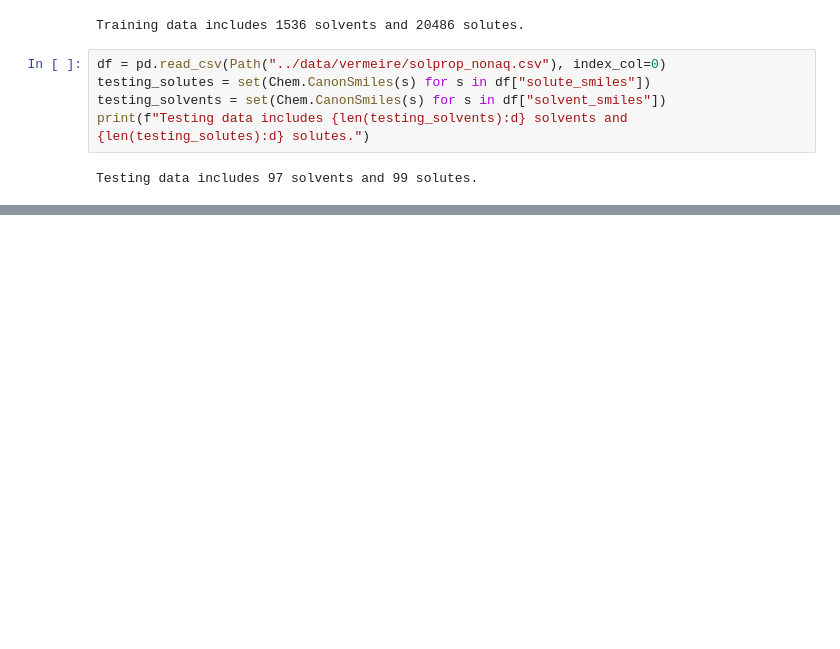
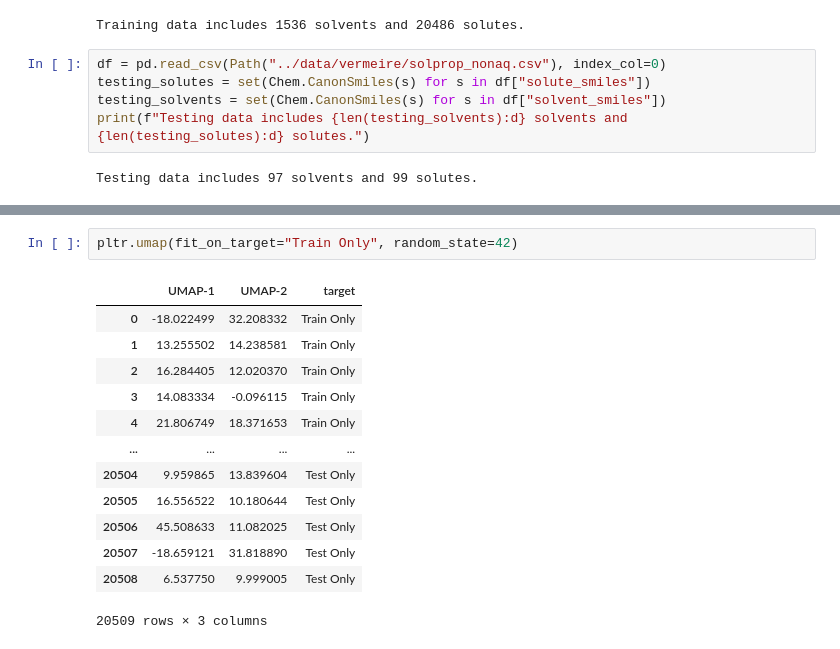
Before and after one commit to JacksonBurns/fastsolv, a Jupyter notebook: figures/solprop_extrapolation.ipynb, the cells around one changed output, grey strips where cells are left out. Saved outputs shown, nothing was run; the diff lists cells and outputs as text; blank space fills up the shorter version.

```diff
--- a/figures/solprop_extrapolation.ipynb
+++ b/figures/solprop_extrapolation.ipynb
@@ -92 +110,17 @@ pltr.tsne()
+# %%
+pltr.umap(fit_on_target="Train Only", random_state=42)
+# %% [output]
+|  | UMAP-1 | UMAP-2 | target |
+| 0 | -18.022499 | 32.208332 | Train Only |
+| 1 | 13.255502 | 14.238581 | Train Only |
+| 2 | 16.284405 | 12.020370 | Train Only |
+| 3 | 14.083334 | -0.096115 | Train Only |
+| 4 | 21.806749 | 18.371653 | Train Only |
+| ... | ... | ... | ... |
+| 20504 | 9.959865 | 13.839604 | Test Only |
+| 20505 | 16.556522 | 10.180644 | Test Only |
+| 20506 | 45.508633 | 11.082025 | Test Only |
+| 20507 | -18.659121 | 31.818890 | Test Only |
+| 20508 | 6.537750 | 9.999005 | Test Only |
+20509 rows × 3 columns
 # %%
```
Also changed, not shown: parts of 11 cells of this notebook, 1 other file.
